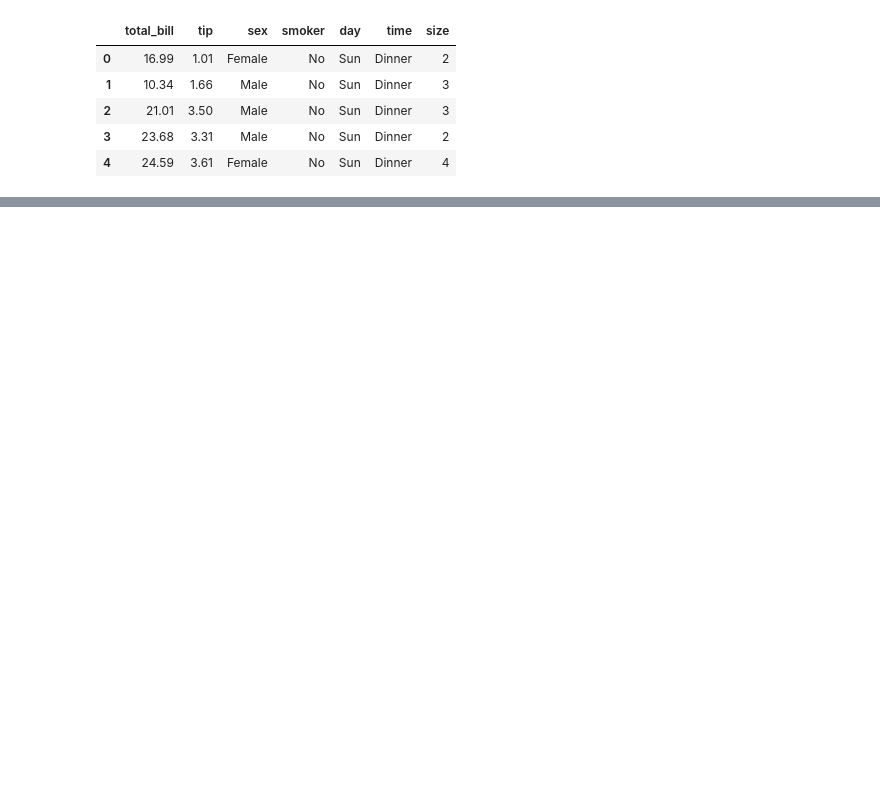
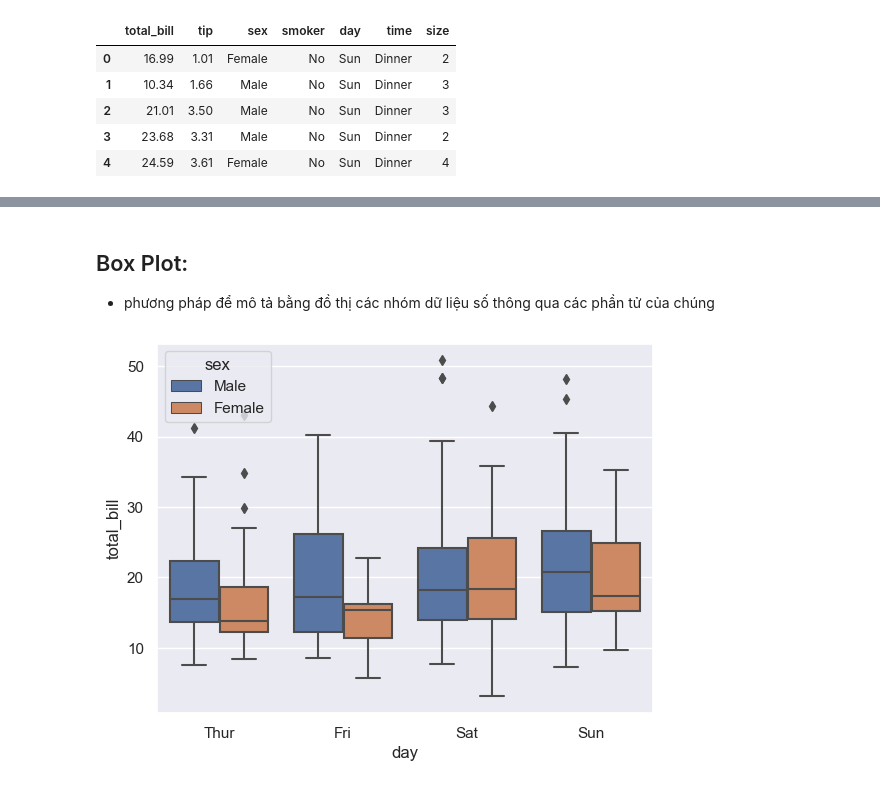
Before and after one commit to TrangTranThu/Python, a Jupyter notebook: Seaborn/Distribution_Plot_Histogram_KDE_Displot.ipynb, the cells around one changed output, grey strips where cells are left out. Cells and saved outputs as stored; diff of their text form; code cells hidden in the pictures; blank space fills up the shorter version.

```diff
--- a/Seaborn/Distribution_Plot_Histogram_KDE_Displot.ipynb
+++ b/Seaborn/Distribution_Plot_Histogram_KDE_Displot.ipynb
@@ -87,0 +106,7 @@ sns.barplot(data=tip_df, x = 'sex', y = 'tip', extimator = np.mean)
+# %% [markdown]
+## Box Plot:
+* phương pháp để mô tả bằng đồ thị các nhóm dữ liệu số thông qua các phần tử của chúng
+# %%
+sns.boxplot(data= tip_df, x = 'day', y = 'total_bill', hue = 'sex');
+# %% [output]
+[figure, added]
```
Also changed, not shown: parts of 7 cells of this notebook.
